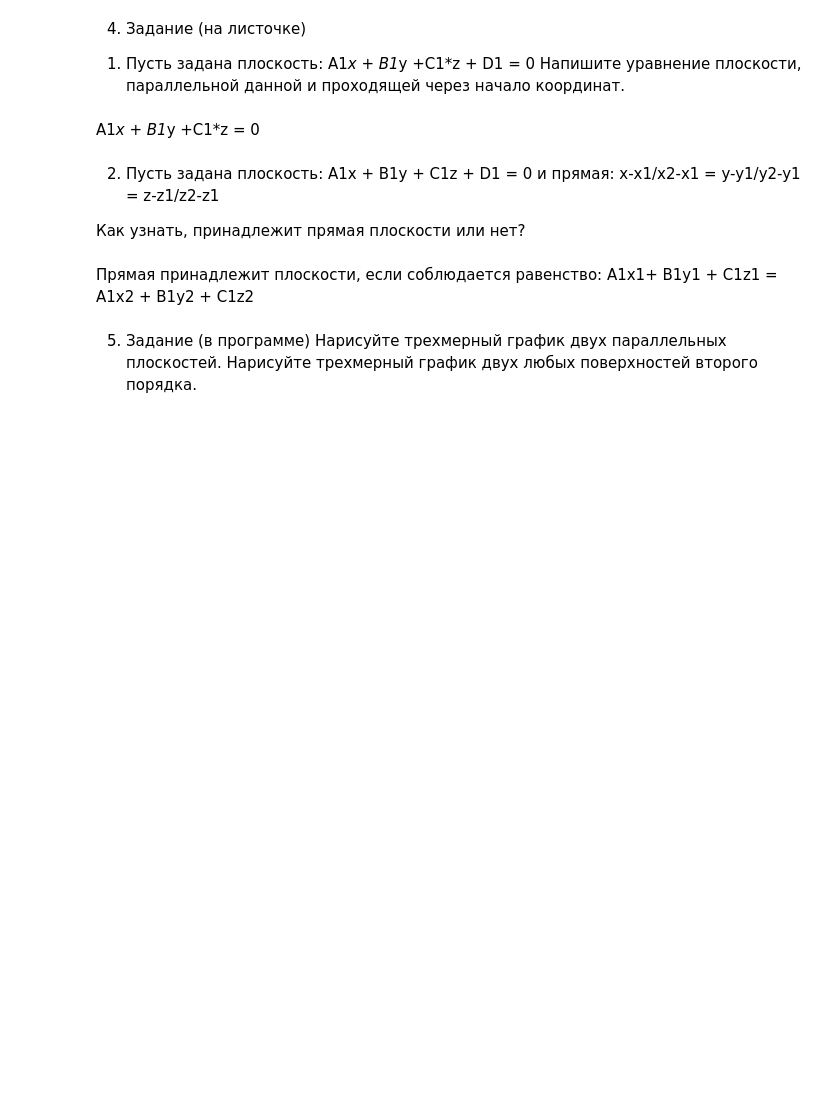
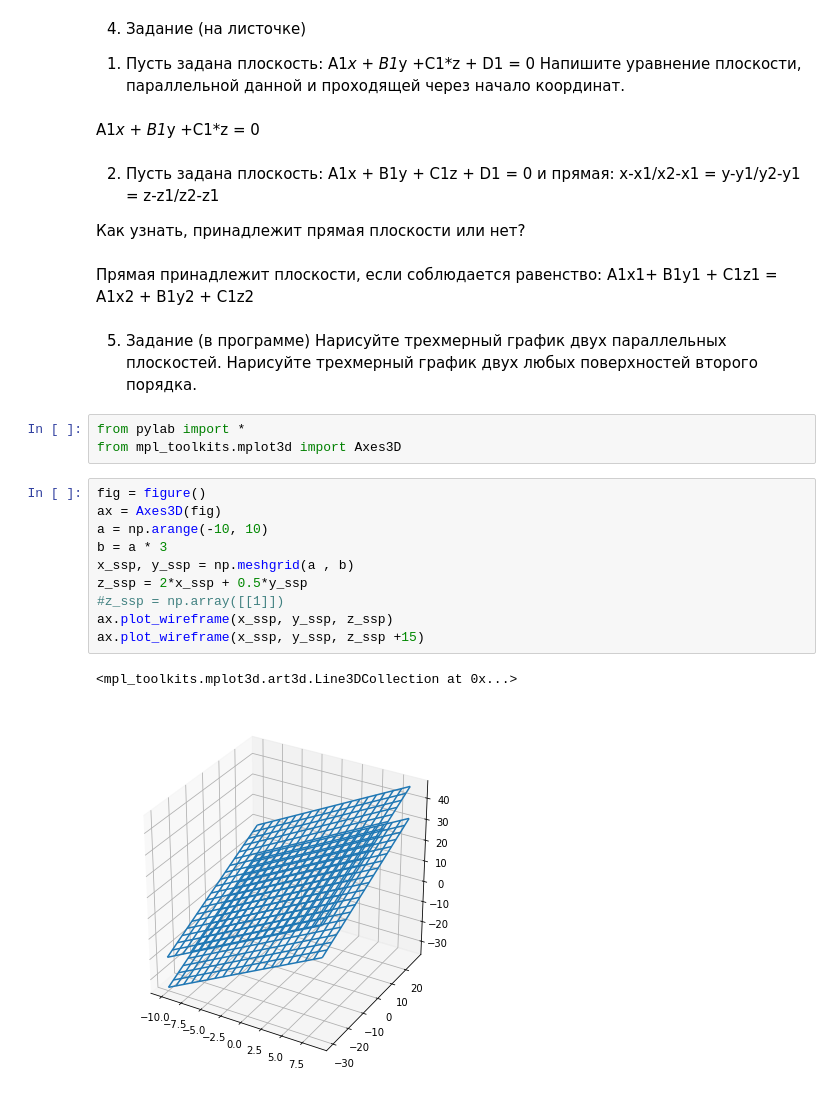
Before and after one commit to aldalinde/Python_for_DSc, a Jupyter notebook: higher_math_1.ipynb, the cells around one changed output. Drawn from its saved outputs; the diff is of its cells as text; blank space fills up the shorter version.

```diff
--- a/higher_math_1.ipynb
+++ b/higher_math_1.ipynb
@@ -245,3 +245,19 @@ A1x1+ B1y1 + C1z1 = A1x2 + B1y2 + C1z2
 5. Задание (в программе)
 Нарисуйте трехмерный график двух параллельных плоскостей.
 Нарисуйте трехмерный график двух любых поверхностей второго порядка.
+# %%
+from pylab import *
+from mpl_toolkits.mplot3d import Axes3D
+# %%
+fig = figure()
+ax = Axes3D(fig)
+a = np.arange(-10, 10)
+b = a * 3
+x_ssp, y_ssp = np.meshgrid(a , b)
+z_ssp = 2*x_ssp + 0.5*y_ssp
+#z_ssp = np.array([[1]])
+ax.plot_wireframe(x_ssp, y_ssp, z_ssp)
+ax.plot_wireframe(x_ssp, y_ssp, z_ssp +15)
+# %% [output]
+<mpl_toolkits.mplot3d.art3d.Line3DCollection at 0x...>
+[figure, added]
```
Also changed, not shown: parts of 2 cells of this notebook.
